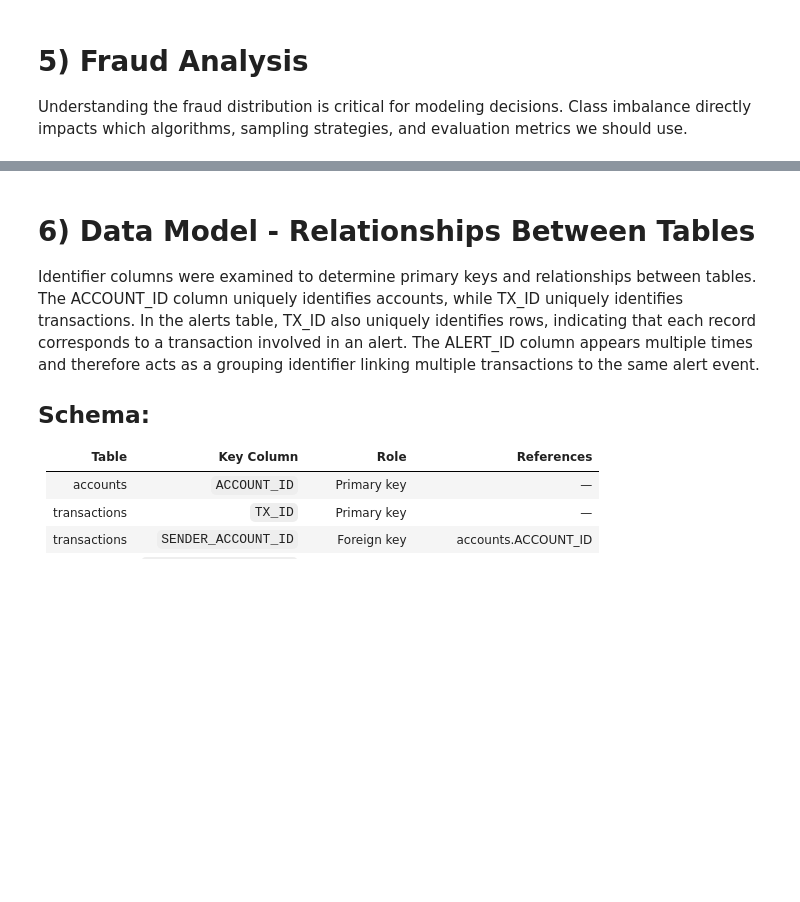
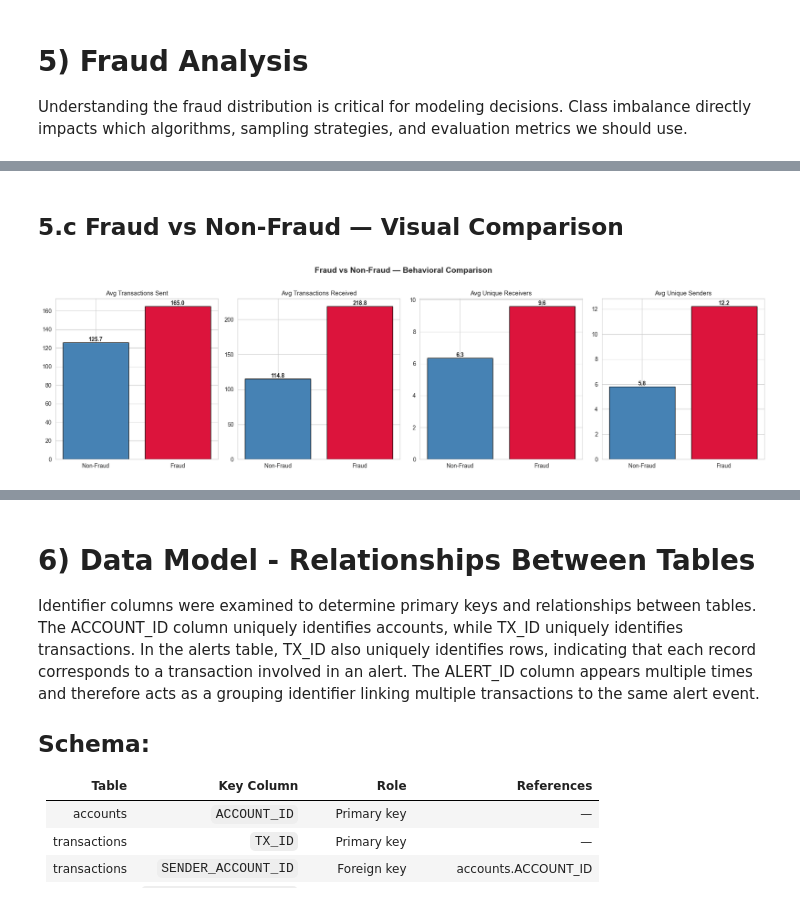
Before and after one commit to sevdenakkoc/my-risk-detection, a Jupyter notebook: notebooks/01_eda.ipynb, the cells around one changed output, grey strips where cells are left out. Saved outputs shown, nothing was run; the diff lists cells and outputs as text; code cells hidden in the pictures; blank space fills up the shorter version.

```diff
--- a/notebooks/01_eda.ipynb
+++ b/notebooks/01_eda.ipynb
@@ -475,0 +683,21 @@ Name: count, dtype: int64
+# %% [markdown]
+## 5.c Fraud vs Non-Fraud — Visual Comparison
+# %%
+# key metrics that stand out to me
+metrics = ["avg_trx_sent", "avg_trx_received", "avg_unique_receivers", "avg_unique_senders"]
+labels = ["Avg Transactions Sent", "Avg Transactions Received", "Avg Unique Receivers", "Avg Unique Senders"]
+
+fig, axes = plt.subplots(1, 4, figsize=(18, 5))
+
+for idx, (metric, label) in enumerate(zip(metrics, labels)):
+    values = [comparison.loc["Non-Fraud", metric], comparison.loc["Fraud", metric]]
+    axes[idx].bar(["Non-Fraud", "Fraud"], values,
+                  color=["steelblue", "crimson"], edgecolor="black")
+    axes[idx].set_title(label, fontsize=11)
+    axes[idx].bar_label(axes[idx].containers[0], fmt="%.1f", fontweight="bold")
+
+plt.suptitle("Fraud vs Non-Fraud — Behavioral Comparison", fontsize=14, fontweight="bold", y=1.02)
+plt.tight_layout()
+plt.show()
+# %% [output]
+[figure, added]
```
Also changed, not shown: parts of 26 cells of this notebook.
